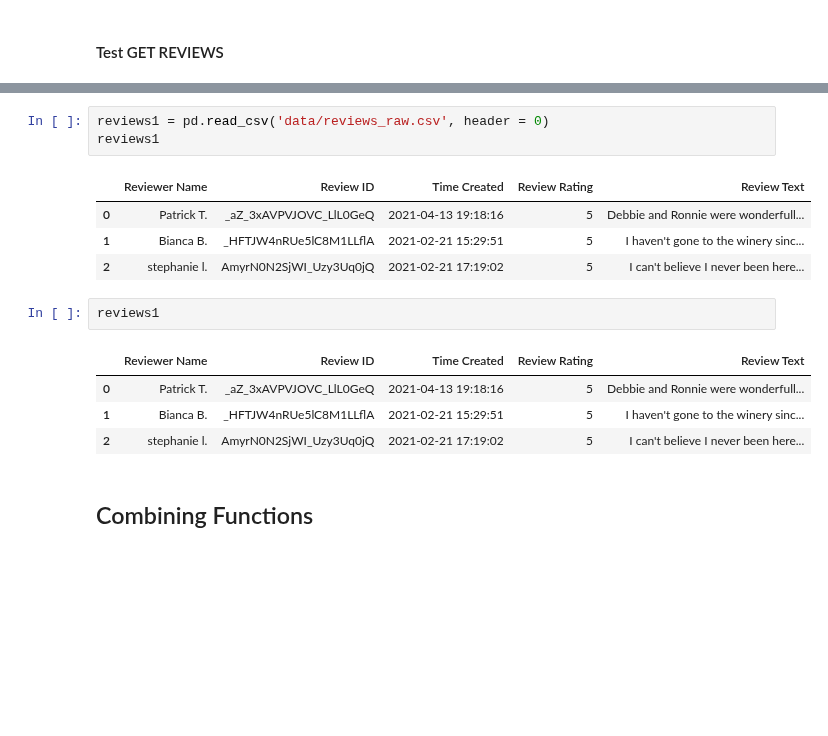
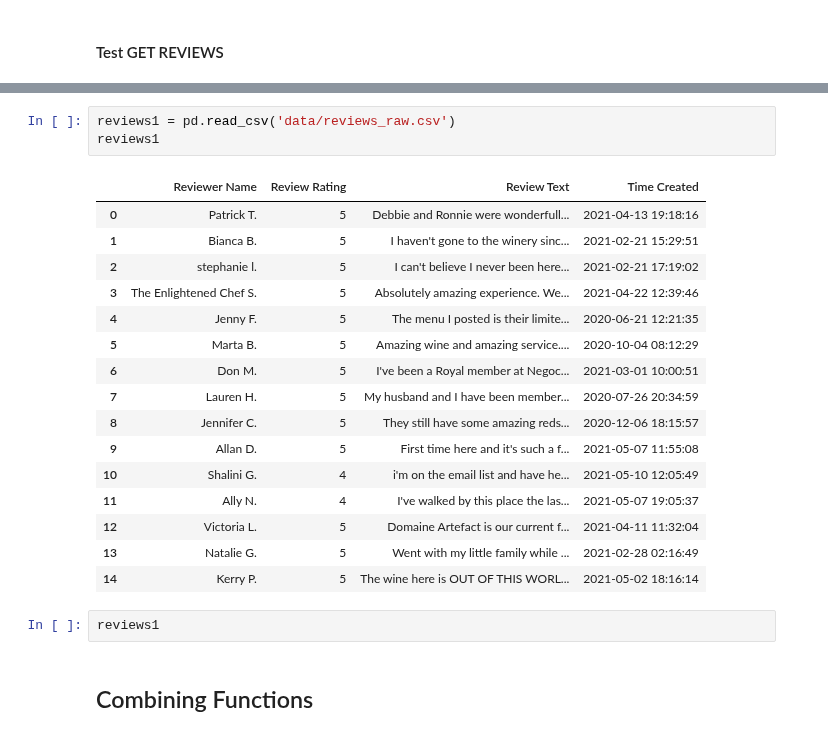
Before and after one commit to pleasecallmejax/Phase-1-Project, a Jupyter notebook: Data_Acquisition_Process.ipynb, the cells around one changed output, grey strips where cells are left out. Cells and saved outputs as stored; diff of their text form; blank space fills up the shorter version.

Commit message:
Fixed review function

```diff
--- a/Data_Acquisition_Process.ipynb
+++ b/Data_Acquisition_Process.ipynb
@@ -586,18 +572,25 @@ TypeError: can only concatenate str (not "list") to str
 # %%
-reviews1 = pd.read_csv('data/reviews_raw.csv', header = 0)
+reviews1 = pd.read_csv('data/reviews_raw.csv')
 reviews1
 # %% [output]
-|  | Reviewer Name | Review ID | Time Created | Review Rating | Review Text |
-| 0 | Patrick T. | _aZ_3xAVPVJOVC_LlL0GeQ | 2021-04-13 19:18:16 | 5 | Debbie and Ronnie were wonderfull... |
-| 1 | Bianca B. | _HFTJW4nRUe5lC8M1LLflA | 2021-02-21 15:29:51 | 5 | I haven't gone to the winery sinc... |
-| 2 | stephanie l. | AmyrN0N2SjWI_Uzy3Uq0jQ | 2021-02-21 17:19:02 | 5 | I can't believe I never been here... |
+|  | Reviewer Name | Review Rating | Review Text | Time Created |
+| 0 | Patrick T. | 5 | Debbie and Ronnie were wonderfull... | 2021-04-13 19:18:16 |
+| 1 | Bianca B. | 5 | I haven't gone to the winery sinc... | 2021-02-21 15:29:51 |
+| 2 | stephanie l. | 5 | I can't believe I never been here... | 2021-02-21 17:19:02 |
+| 3 | The Enlightened Chef S. | 5 | Absolutely amazing experience. We... | 2021-04-22 12:39:46 |
+| 4 | Jenny F. | 5 | The menu I posted is their limite... | 2020-06-21 12:21:35 |
+| 5 | Marta B. | 5 | Amazing wine and amazing service.... | 2020-10-04 08:12:29 |
+| 6 | Don M. | 5 | I've been a Royal member at Negoc... | 2021-03-01 10:00:51 |
+| 7 | Lauren H. | 5 | My husband and I have been member... | 2020-07-26 20:34:59 |
+| 8 | Jennifer C. | 5 | They still have some amazing reds... | 2020-12-06 18:15:57 |
+| 9 | Allan D. | 5 | First time here and it's such a f... | 2021-05-07 11:55:08 |
+| 10 | Shalini G. | 4 | i'm on the email list and have he... | 2021-05-10 12:05:49 |
+| 11 | Ally N. | 4 | I've walked by this place the las... | 2021-05-07 19:05:37 |
+| 12 | Victoria L. | 5 | Domaine Artefact is our current f... | 2021-04-11 11:32:04 |
+| 13 | Natalie G. | 5 | Went with my little family while ... | 2021-02-28 02:16:49 |
+| 14 | Kerry P. | 5 | The wine here is OUT OF THIS WORL... | 2021-05-02 18:16:14 |
 # %%
 reviews1
-# %% [output]
-|  | Reviewer Name | Review ID | Time Created | Review Rating | Review Text |
-| 0 | Patrick T. | _aZ_3xAVPVJOVC_LlL0GeQ | 2021-04-13 19:18:16 | 5 | Debbie and Ronnie were wonderfull... |
-| 1 | Bianca B. | _HFTJW4nRUe5lC8M1LLflA | 2021-02-21 15:29:51 | 5 | I haven't gone to the winery sinc... |
-| 2 | stephanie l. | AmyrN0N2SjWI_Uzy3Uq0jQ | 2021-02-21 17:19:02 | 5 | I can't believe I never been here... |
 # %% [markdown]
 ## Combining Functions
 # %% [markdown]
```
Also changed, not shown: parts of 15 cells of this notebook, 2 other files.
